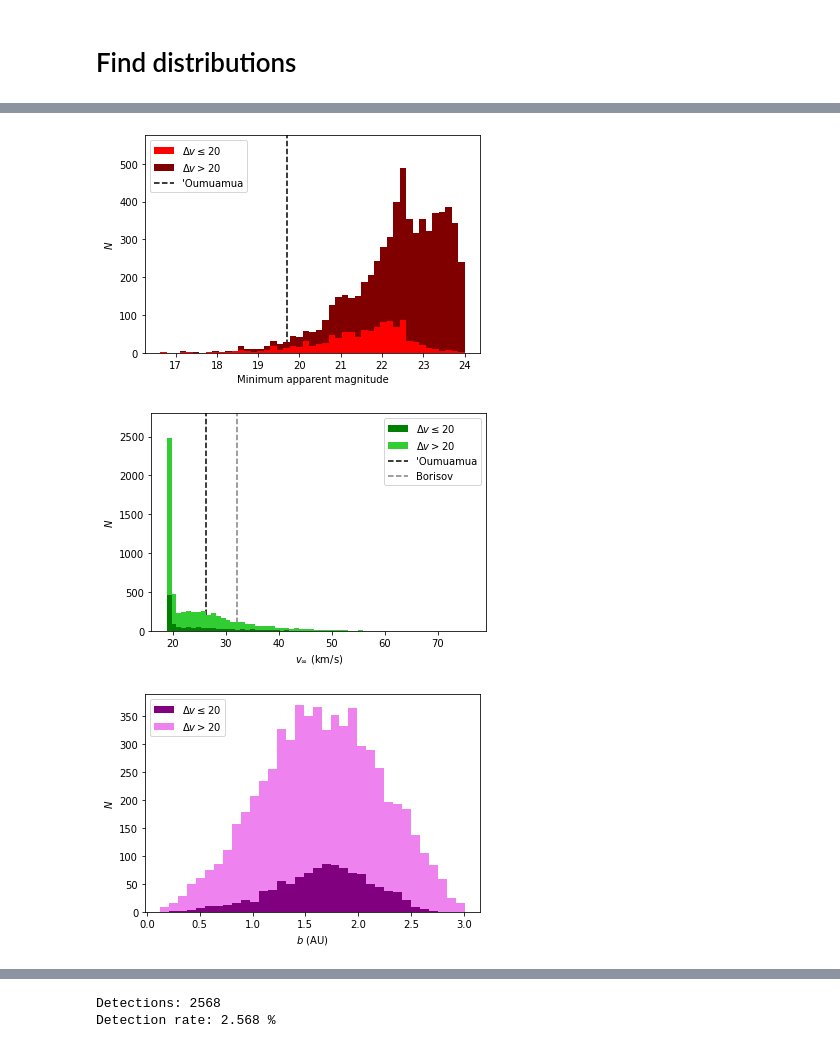
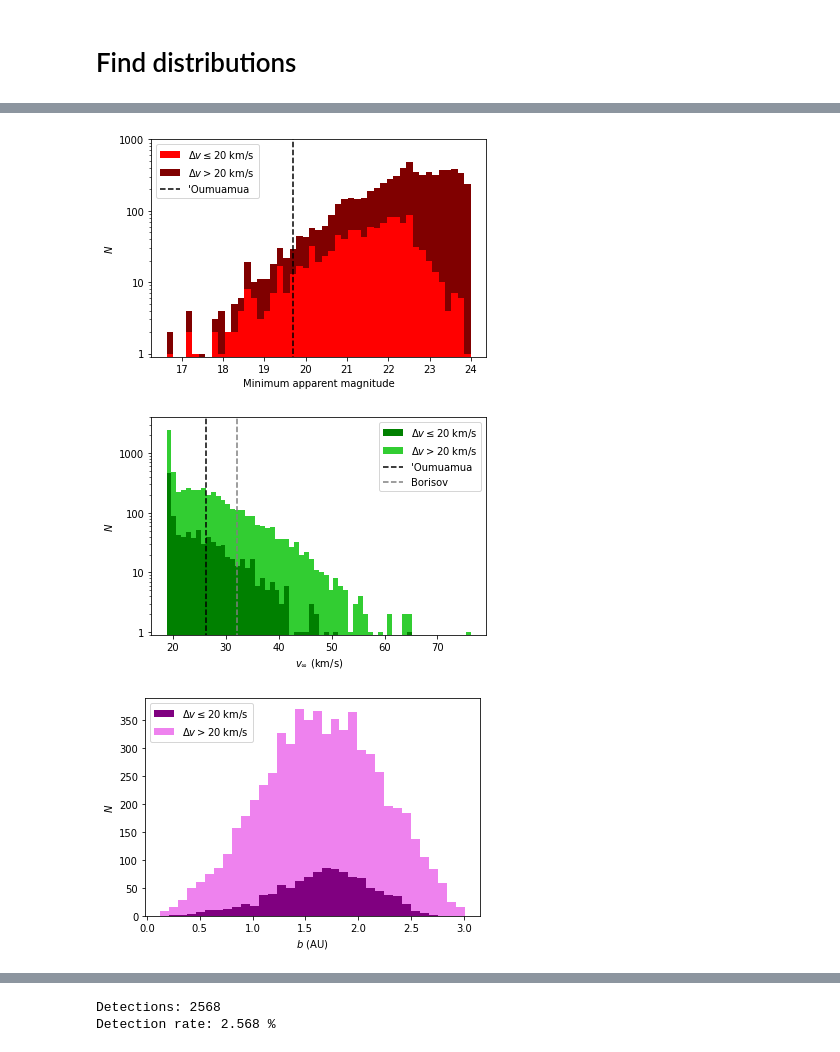
Before and after one commit to djhoover717/ISOAnalysis, a Jupyter notebook: iso_analysis_v4.ipynb, the cells around one changed output, grey strips where cells are left out. Cells and saved outputs as stored; diff of their text form; code cells hidden in the pictures.

```diff
--- a/iso_analysis_v4.ipynb
+++ b/iso_analysis_v4.ipynb
@@ -126,53 +139,57 @@ plt.show()
 low_dv = dv <= 20
 # %%
 min_mag = np.min(orbits['mag'], axis=1)
+
+plt.vlines(19.7, 0, 2000, label="'Oumuamua", linestyles='dashed', \
+          colors='black')
 
 plt.hist([min_mag[(low_dv)*(waittime!=0)], \
         min_mag[(~low_dv)*(waittime!=0)]], bins='auto', \
         color=['red', 'maroon'], stacked=True, \
-        label=[r'$\Delta v\leq20$', r'$\Delta v > 20$'])
-
-plt.vlines(19.7, 0, 600, label="'Oumuamua", linestyles='dashed', \
-          colors='black', zorder=1)
+        label=[r'$\Delta v\leq20$ km/s', r'$\Delta v > 20$ km/s'])
 
 plt.xlabel('Minimum apparent magnitude')
 plt.ylabel(r'$N$')
-plt.ylim(0, 575)
+plt.yscale('log')
+plt.ylim(9*10**-1, 10**3)
+plt.yticks([10**0, 10**1, 10**2, 10**3], [1, 10, 100, 1000])
 
 plt.legend(loc='upper left')
 plt.savefig('figures/min_mag_hist.pdf', bbox_inches='tight', \
                     dpi=250)
 plt.show()
 # %% [output]
-[figure, old version]
+[figure, new version]
 # %%
 v_init = np.linalg.norm(orbits['vel'][:, 0], axis=1)*AU/1000.
+
+plt.vlines(26.33, 0, 5000, label="'Oumuamua", linestyles='dashed', \
+          colors='black')
+plt.vlines(32.2, 0, 5000, label="Borisov", linestyles='dashed', \
+          colors='grey')
 
 plt.hist([v_init[(low_dv)*(waittime!=0)], \
         v_init[(~low_dv)*(waittime!=0)]], bins='auto', \
         color=['green', 'limegreen'], stacked=True, \
-        label=[r'$\Delta v\leq20$', r'$\Delta v > 20$'])
-
-plt.vlines(26.33, 0, 3000, label="'Oumuamua", linestyles='dashed', \
-          colors='black', zorder=1)
-plt.vlines(32.2, 0, 3000, label="Borisov", linestyles='dashed', \
-          colors='grey', zorder=1)
+        label=[r'$\Delta v\leq20$ km/s', r'$\Delta v > 20$ km/s'])
 
 plt.xlabel(r'$v_{\infty}$ (km/s)')
 plt.ylabel(r'$N$')
-plt.ylim(0, 2800)
+plt.yscale('log')
+plt.ylim(9*10**-1, 4*10**3)
+plt.yticks([10**0, 10**1, 10**2, 10**3], [1, 10, 100, 1000])
 
 plt.legend(loc='upper right')
 plt.savefig('figures/v_init_hist.pdf', bbox_inches='tight', \
                     dpi=250)
 plt.show()
 # %% [output]
-[figure, old version]
+[figure, new version]
 # %%
 plt.hist([orbits['b'][(low_dv)*(waittime!=0)], \
         orbits['b'][(~low_dv)*(waittime!=0)]], bins='auto', \
         color=['purple', 'violet'], stacked=True, \
-        label=[r'$\Delta v\leq20$', r'$\Delta v > 20$'])
+        label=[r'$\Delta v\leq20$ km/s', r'$\Delta v > 20$ km/s'])
 
 plt.xlabel(r'$b$ (AU)')
 plt.ylabel(r'$N$')
@@ -182,5 +199,5 @@ plt.savefig('figures/b_hist.pdf', bbox_inches='tight', \
                     dpi=250)
 plt.show()
 # %% [output]
-[figure, old version]
+[figure, new version]
 # %%
```
Also changed, not shown: parts of 4 cells of this notebook.
